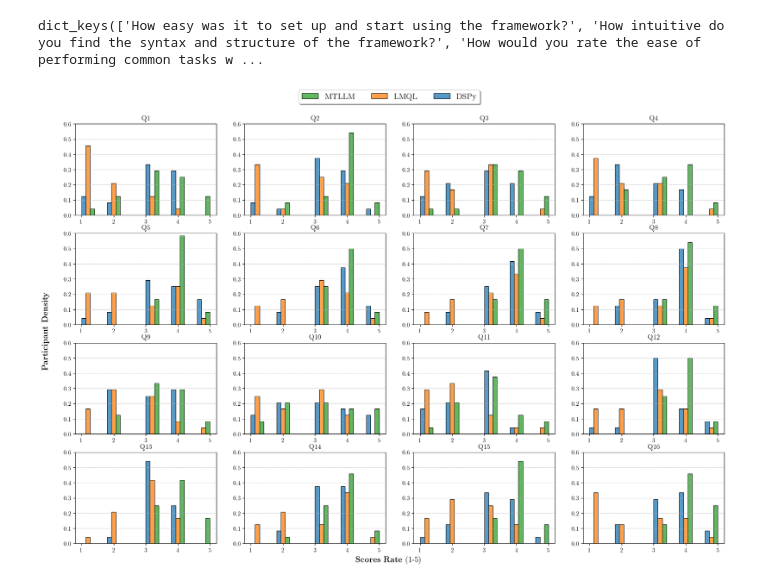
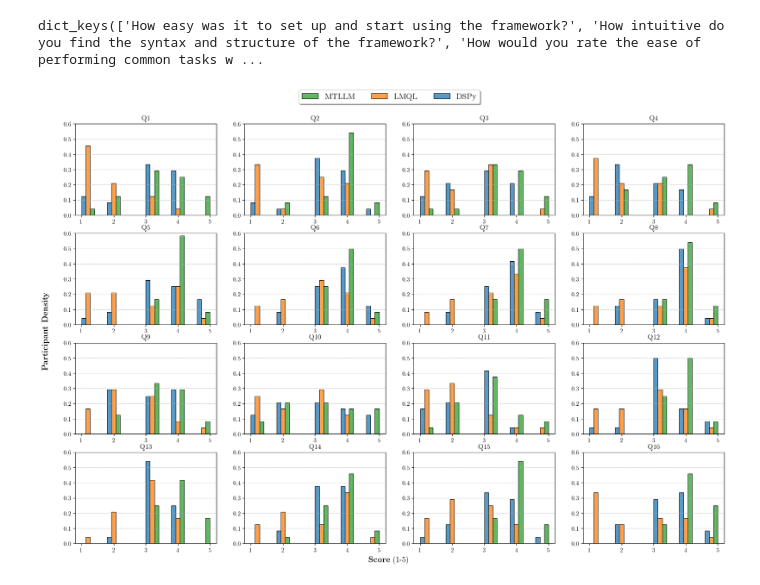
Before and after one commit to Jaseci-Labs/mtllm-evaluation, a Jupyter notebook: usabiity study/data.ipynb, the cells around one changed output. Drawn from its saved outputs; the diff is of its cells as text; code cells hidden in the pictures.

Commit message:
Update graphs

```diff
--- a/usabiity study/data.ipynb
+++ b/usabiity study/data.ipynb
@@ -156,31 +156,31 @@ dict_keys(['How easy was it to set up and start using the framework?', 'How intu
 # %%
 fig, axes = plt.subplots(4, 4, figsize=(20, 13))
 Q = np.array(list(questions.keys())).reshape(4, 4)
 k = 1
 for i in range(0,4):
     for j in range(0,4):
         data_set = questions[Q[i,j]]
         histplot = sns.histplot(pd.melt(data_set, value_name='values', var_name='framework'), x='values', hue='framework',bins=10, stat="density", multiple="dodge",ax=axes[i,j])
         axes[i,j].legend().remove()
         axes[i,j].set_xlabel('')
         axes[i,j].set_ylabel('')
         # sns.histplot(data_set['[DSPy]'],kde=True, stat='density', bins=10, color='red', label='DSPy', alpha=0.5, multiple="dodge")
         # sns.histplot(data_set['[MTLLM]'],kde=True, stat='density', bins=10, color='green', label='MTLLM', alpha=0.5, multiple="dodge")
         # sns.histplot(data_set['[LMQL]'],kde=True, stat='density', bins=10, color='blue', label='LMQL', alpha=0.5, multiple="dodge")
         axes[i,j].set_title('Q'+str(k))
         axes[i,j].set_ylim(0,0.6)
         axes[i,j].grid(axis='y',linestyle='--', linewidth=0.5)
         k += 1
         # axes[i].xlabel('Rating out of 5')
         # axes[i].ylabel('Density')
         # legend = axes[i].get_legend()
         # print(legend.legend_handles)
         # plt.legend(legend.legend_handles, ['DSPy','LMQL', 'MTLLM'], title='Framework', loc='upper right')
         # plt.tight_layout()
 fig.text(0.09, 0.5, r"\textbf{Participant Density}", ha='center', va='center', rotation='vertical', fontsize=14)
-fig.text(0.5, 0.08, r'\textbf{Scores Rate} (1-5)', ha='center', va='center', fontsize=14)
+fig.text(0.5, 0.08, r'\textbf{Score} (1-5)', ha='center', va='center', fontsize=14)
 fig.legend(['MTLLM','LMQL','DSPy'],loc='upper center',shadow=True, fontsize=14, bbox_to_anchor=(0.5, 0.95), ncol=3)
 plt.savefig('user_study_questionnaire_distribution.png', dpi=300, bbox_inches='tight')
 plt.show()
 # %% [output]
-[figure, old version]
+[figure, new version]
```
Also changed, not shown: 4 other files.
